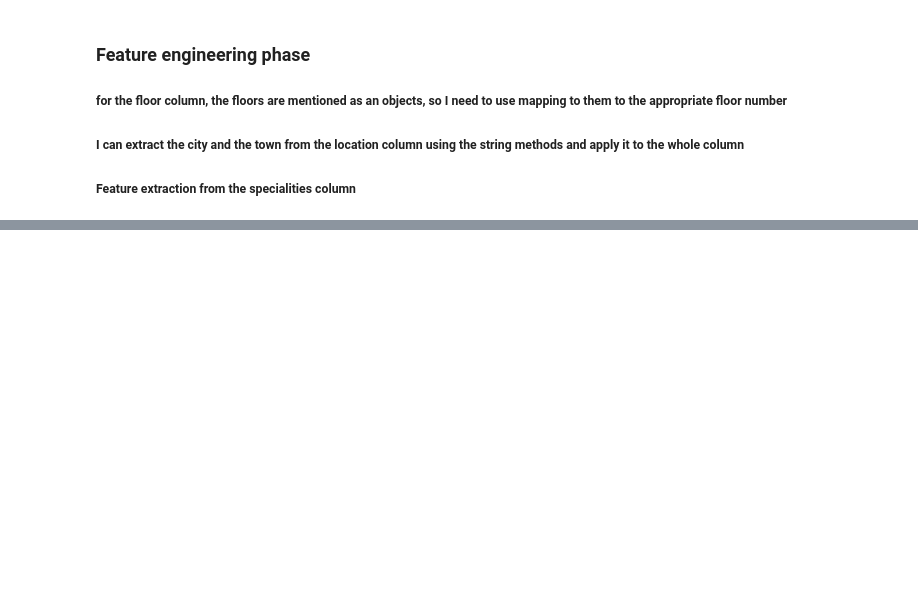
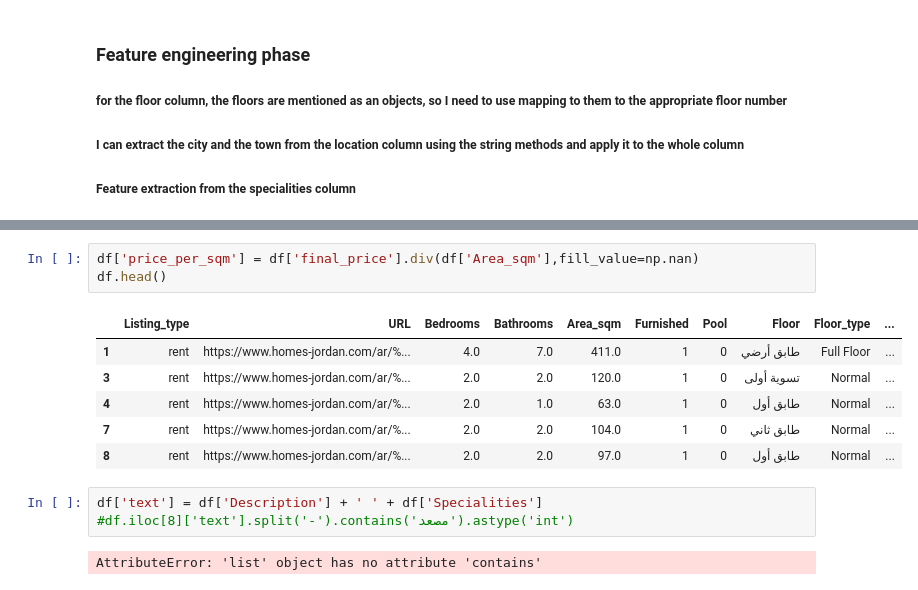
Before and after one commit to Ma7moodAs/Bayti_Real_Estate_project, a Jupyter notebook: Bayti_recommendation_engine/notebooks/notebook.ipynb, the cells around one changed output, grey strips where cells are left out. Cells and saved outputs as stored; diff of their text form; blank space fills up the shorter version.

```diff
--- a/Bayti_recommendation_engine/notebooks/notebook.ipynb
+++ b/Bayti_recommendation_engine/notebooks/notebook.ipynb
@@ -940,0 +1013,15 @@ df[df['Price_annualy'] < 1000]
+# %%
+df['price_per_sqm'] = df['final_price'].div(df['Area_sqm'],fill_value=np.nan)
+df.head()
+# %% [output]
+|  | Listing_type | URL | Bedrooms | Bathrooms | Area_sqm | Furnished | Pool | Floor | Floor_type | ... |
+| 1 | rent | https://www.homes-jordan.com/ar/%... | 4.0 | 7.0 | 411.0 | 1 | 0 | طابق أرضي | Full Floor | ... |
+| 3 | rent | https://www.homes-jordan.com/ar/%... | 2.0 | 2.0 | 120.0 | 1 | 0 | تسوية أولى | Normal | ... |
+| 4 | rent | https://www.homes-jordan.com/ar/%... | 2.0 | 1.0 | 63.0 | 1 | 0 | طابق أول | Normal | ... |
+| 7 | rent | https://www.homes-jordan.com/ar/%... | 2.0 | 2.0 | 104.0 | 1 | 0 | طابق ثاني | Normal | ... |
+| 8 | rent | https://www.homes-jordan.com/ar/%... | 2.0 | 2.0 | 97.0 | 1 | 0 | طابق أول | Normal | ... |
+# %%
+df['text'] = df['Description'] + ' ' + df['Specialities']
+#df.iloc[8]['text'].split('-').contains('مصعد').astype('int')
+# %% [output]
+AttributeError: 'list' object has no attribute 'contains'
```
Also changed, not shown: parts of 26 cells of this notebook, 1 other file.
